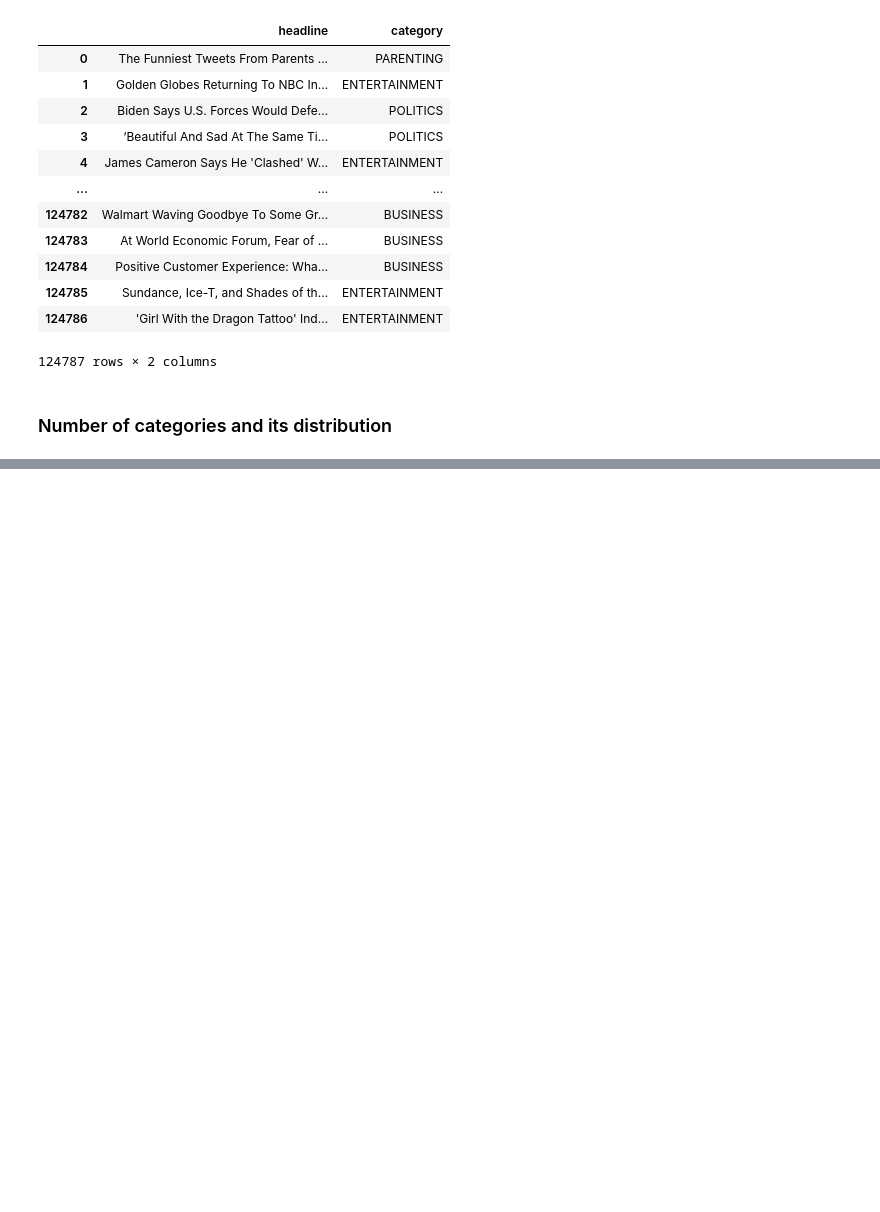
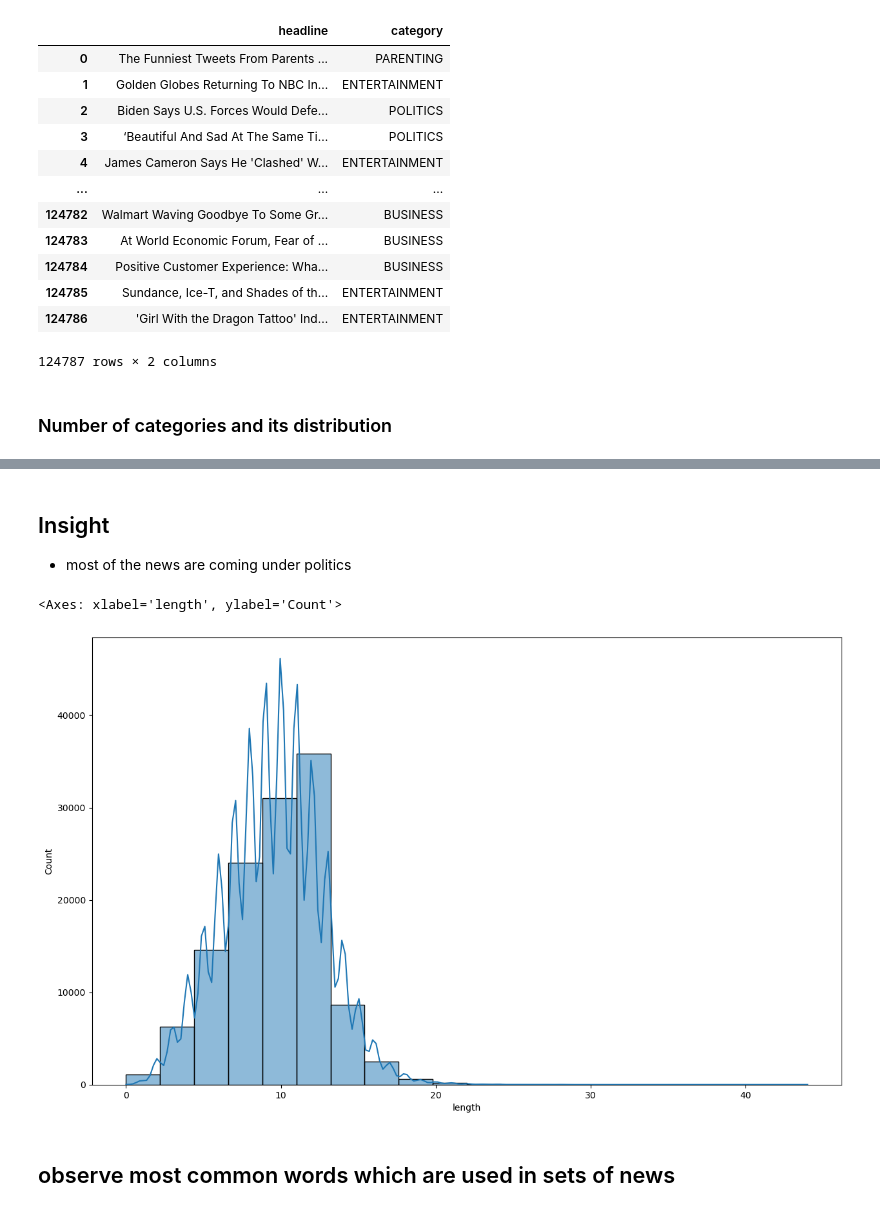
Before and after one commit to fadhilhussain/news-category-rnn, a Jupyter notebook: notebooks/explore_data.ipynb, the cells around one changed output, grey strips where cells are left out. Drawn from its saved outputs; the diff is of its cells as text; code cells hidden in the pictures; blank space fills up the shorter version.

```diff
--- a/notebooks/explore_data.ipynb
+++ b/notebooks/explore_data.ipynb
@@ -117,0 +157,11 @@ df_10.to_csv(file_path,index=False)
+# %% [markdown]
+## Insight
+- most of the news are coming under politics
+# %%
+df_10['length'] = df_10['headline'].apply(lambda x: len(x.split()))
+sns.histplot(df_10['length'],bins=20,kde=True)
+# %% [output]
+<Axes: xlabel='length', ylabel='Count'>
+[figure, added]
+# %% [markdown]
+## observe most common words which are used in sets of news
```
Also changed, not shown: parts of 8 cells of this notebook, 3 other files.
